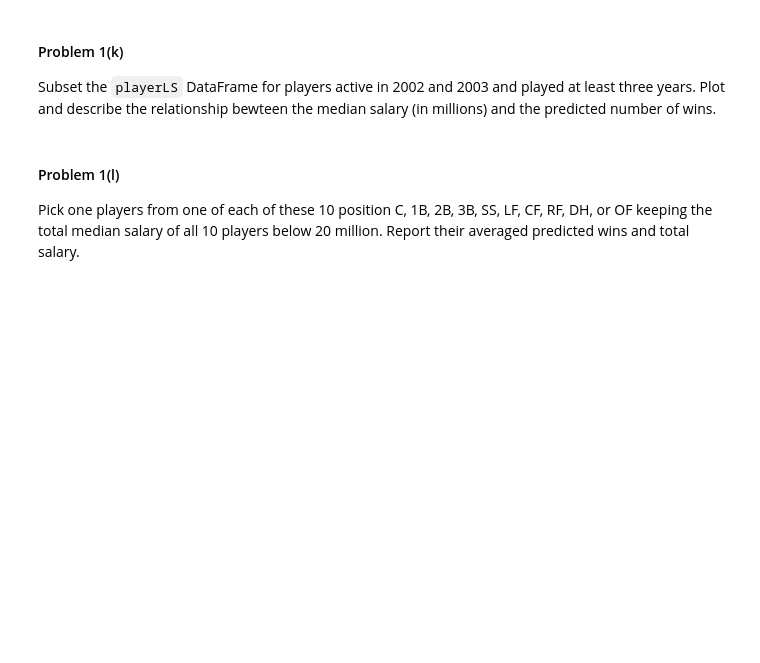
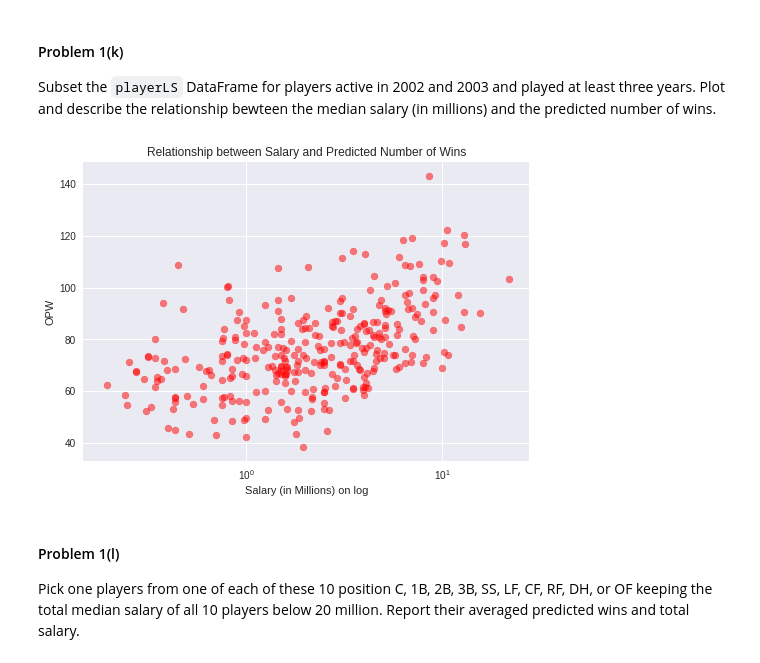
Before and after one commit to ShichengChen/cs109, a Jupyter notebook: 2014-master/homework/HW3.ipynb, the cells around one changed output. Drawn from its saved outputs; the diff is of its cells as text; code cells hidden in the pictures; blank space fills up the shorter version.

```diff
--- a/2014-master/homework/HW3.ipynb
+++ b/2014-master/homework/HW3.ipynb
@@ -258,0 +316,4 @@ Compute the OPW for each player based on the average rates in the `playerLS` Dat
+# %%
+avgRates = playerLS[["1B","2B","3B","HR","BB"]].values
+playerLS["OPW"] = clf.predict(avgRates)
+playerLS.head()
@@ -264,0 +331,14 @@ Add four columns to the `playerLS` DataFrame that contains the player's position
+# %%
+from collections import defaultdict
+def find_pos(df):
+    positions = df.POS
+    d = defaultdict(int)
+    for pos in positions:
+        d[pos] += 1
+    result = max(d.iteritems(), key=lambda x: x[1])
+    return result[0]
+
+positions_df = fielding.groupby('playerID').apply(find_pos)
+position = pd.DataFrame(positions_df)
+position.columns = ['POS']
+position.head()
@@ -264,0 +353,3 @@ Add four columns to the `playerLS` DataFrame that contains the player's position
+# %%
+playerLS_merged = pd.merge(playerLS,position,left_on='playerID', right_index = True, how="inner")
+playerLS_merged.head()
@@ -268,0 +365,3 @@ Show the head of the `playerLS` DataFrame.
+# %%
+playerLS_merged = playerLS_merged.merge(medianSalaries,how="inner",on='playerID')
+playerLS_merged.head()
@@ -275,3 +379,17 @@ Subset the `playerLS` DataFrame for players active in 2002 and 2003 and played a
+# %%
+active = playerLS_merged[(playerLS_merged.minYear <= 2002) & \
+                         (playerLS_merged.maxYear >= 2003) & \
+                         (playerLS_merged.maxYear - playerLS_merged.minYear >= 3)].copy()
+fig = plt.figure()
+ax = fig.gca()
+ax.scatter(active.salary/10**6, active.OPW, alpha=0.5, c='red')
+ax.set_xscale('log')
+ax.set_xlabel('Salary (in Millions) on log')
+ax.set_ylabel('OPW')
+ax.set_title('Relationship between Salary and Predicted Number of Wins')
+plt.show()
+# %% [output]
+[figure, added]
 # %% [markdown]
 #### Problem 1(l)
 Pick one players from one of each of these 10 position C, 1B, 2B, 3B, SS, LF, CF, RF, DH, or OF keeping the total median salary of all 10 players below 20 million. Report their averaged predicted wins and total salary.
```
Also changed, not shown: parts of 26 cells of this notebook, 5 other files.
